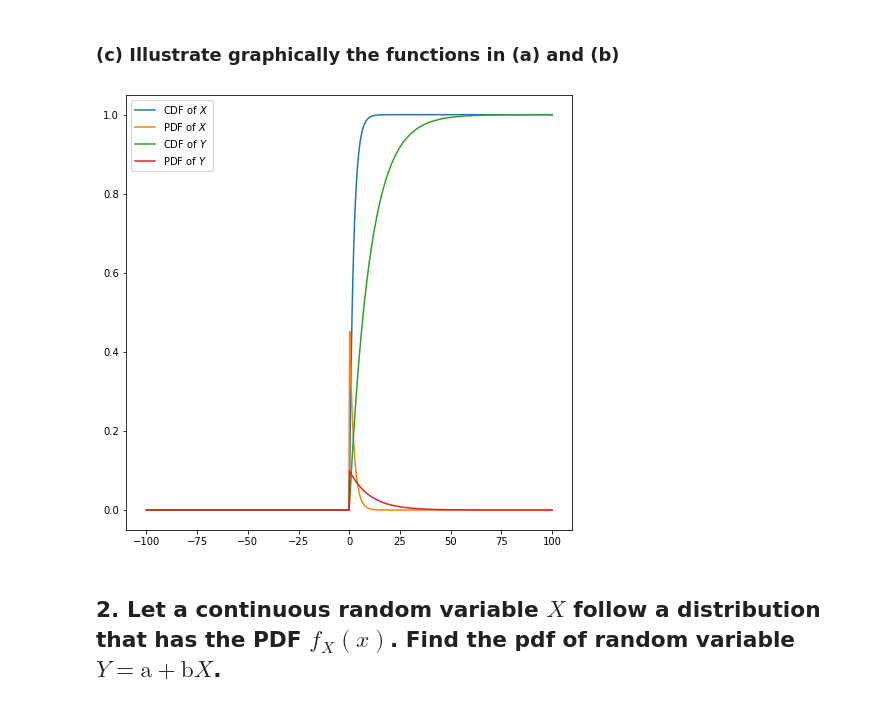
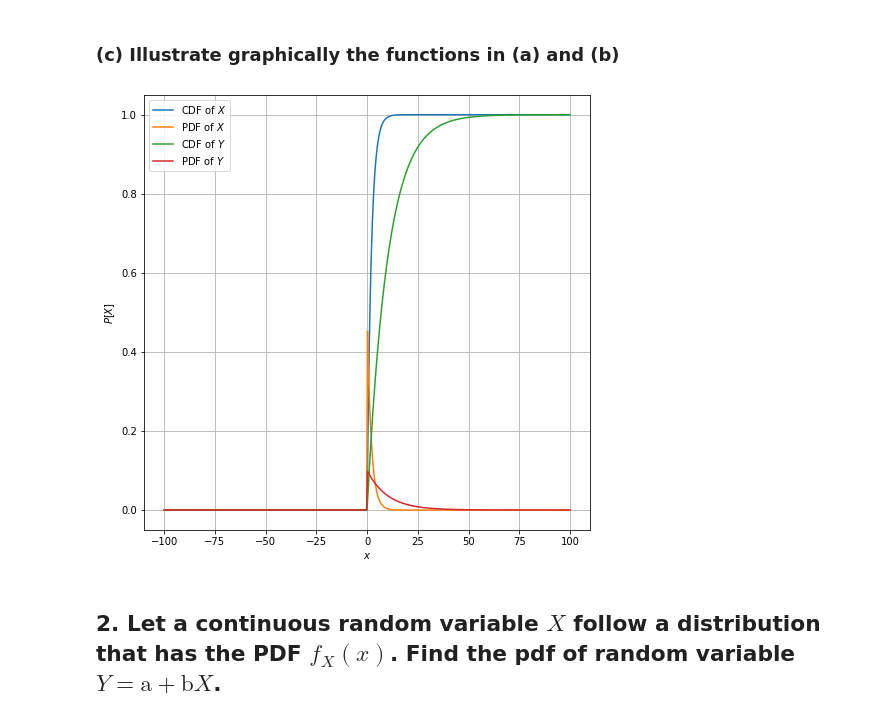
Before and after one commit to indiaki1o/ISI2, a Jupyter notebook: EX1/EX01.ipynb, the cells around one changed output. Drawn from its saved outputs; the diff is of its cells as text; code cells hidden in the pictures.

```diff
--- a/EX1/EX01.ipynb
+++ b/EX1/EX01.ipynb
@@ -233,27 +233,31 @@ $$
 # %%
 import matplotlib.pyplot as plt
 import numpy as np
 import math
 
 fig_=plt.figure(figsize=(8,8))
 X_space = np.linspace(-100,100, 500)
 X_cdf  = lambda x: 1 - np.exp( (-1/2)*x )     if (x>=0) else 0
 X_pdf  = lambda x: 1/2 * np.exp( (-1/2)*x )   if (x>=0) else 0
 
 Y_cdf  = lambda y: 1 - np.exp( (-1/10)*y )    if (y>=0) else 0
 Y_pdf  = lambda y: 1/10 * np.exp( (-1/10)*y ) if (y>=0) else 0
 
 plt.plot(X_space, np.array( list(map(X_cdf, X_space))) )
 plt.plot(X_space, np.array( list(map(X_pdf, X_space))) )
 plt.plot(X_space, np.array( list(map(Y_cdf, X_space))) )
 plt.plot(X_space, np.array( list(map(Y_pdf, X_space))) )
 
+ax_=plt.gca()
+ax_.set_xlabel("$x$")
+ax_.set_ylabel("$P[X]$")
+ax_.grid(True)
 _=plt.legend(["CDF of $X$",
               "PDF of $X$",
               "CDF of $Y$",
               "PDF of $Y$"])
 # %% [output]
-[figure, old version]
+[figure, new version]
 # %% [markdown]
 ## 2. Let a continuous random variable $X$ follow a distribution that has the PDF $f_{X}(x)$. Find the pdf of random variable $Y = \mathrm{a} + \mathrm{b}X$.
 # %% [markdown]
```
